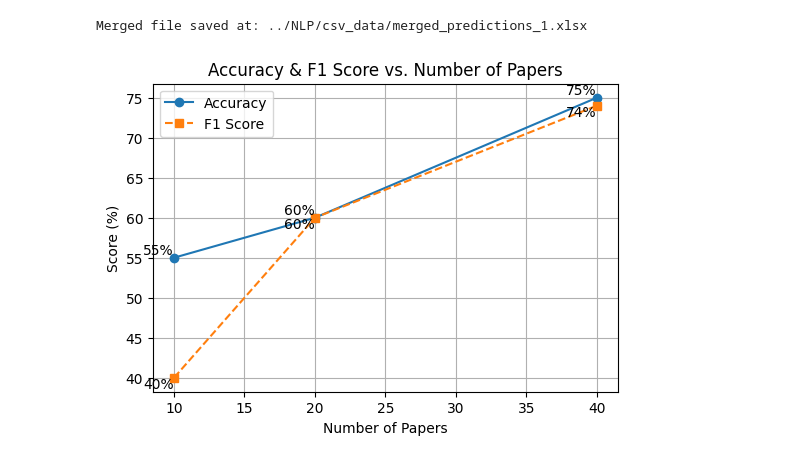
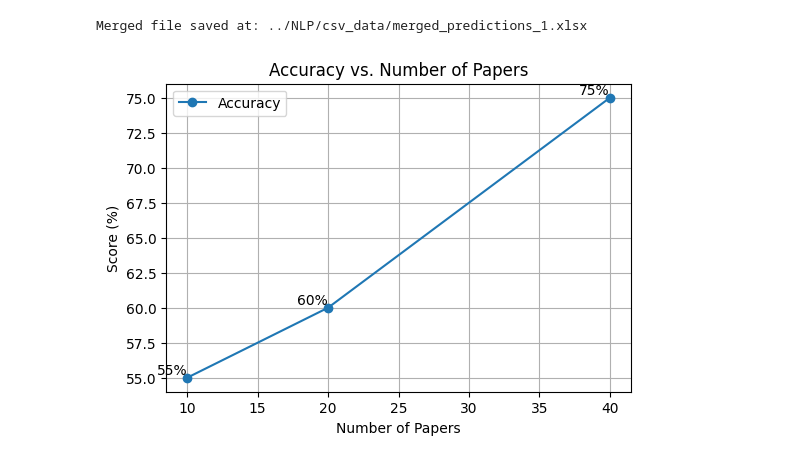
Before and after one commit to Gavin2417/NLP-project, a Jupyter notebook: NLP/get_acuracy.ipynb, the cells around one changed output. Saved outputs shown, nothing was run; the diff lists cells and outputs as text; code cells hidden in the pictures.

```diff
--- a/NLP/get_acuracy.ipynb
+++ b/NLP/get_acuracy.ipynb
@@ -127,29 +166,29 @@ Merged file saved at: ../NLP/csv_data/merged_predictions_1.xlsx
 # %%
 # Data points
 papers = [10, 20, 40]
 accuracy = [55, 60, 75]
 f1_score = [40, 60, 74]
 
 # Create plot
 plt.figure(figsize=(6, 4))
 plt.plot(papers, accuracy, marker='o', linestyle='-', label="Accuracy")
-plt.plot(papers, f1_score, marker='s', linestyle='--', label="F1 Score")
+# plt.plot(papers, f1_score, marker='s', linestyle='--', label="F1 Score")
 
 # Labels and title
 plt.xlabel("Number of Papers")
 plt.ylabel("Score (%)")
-plt.title("Accuracy & F1 Score vs. Number of Papers")
+plt.title("Accuracy vs. Number of Papers")
 plt.legend()  # Show legend
 plt.grid(True)  # Enable grid
 
 # Annotate points with values
 for x, y in zip(papers, accuracy):
     plt.text(x, y, f"{y}%", ha='right', va='bottom')
 
-for x, y in zip(papers, f1_score):
-    plt.text(x, y, f"{y}%", ha='right', va='top')
+# for x, y in zip(papers, f1_score):
+#     plt.text(x, y, f"{y}%", ha='right', va='top')
 
 # Show plot
 plt.show()
 # %% [output]
-[figure, old version]
+[figure, new version]
```
Also changed, not shown: parts of 6 cells of this notebook, 13 other files.
